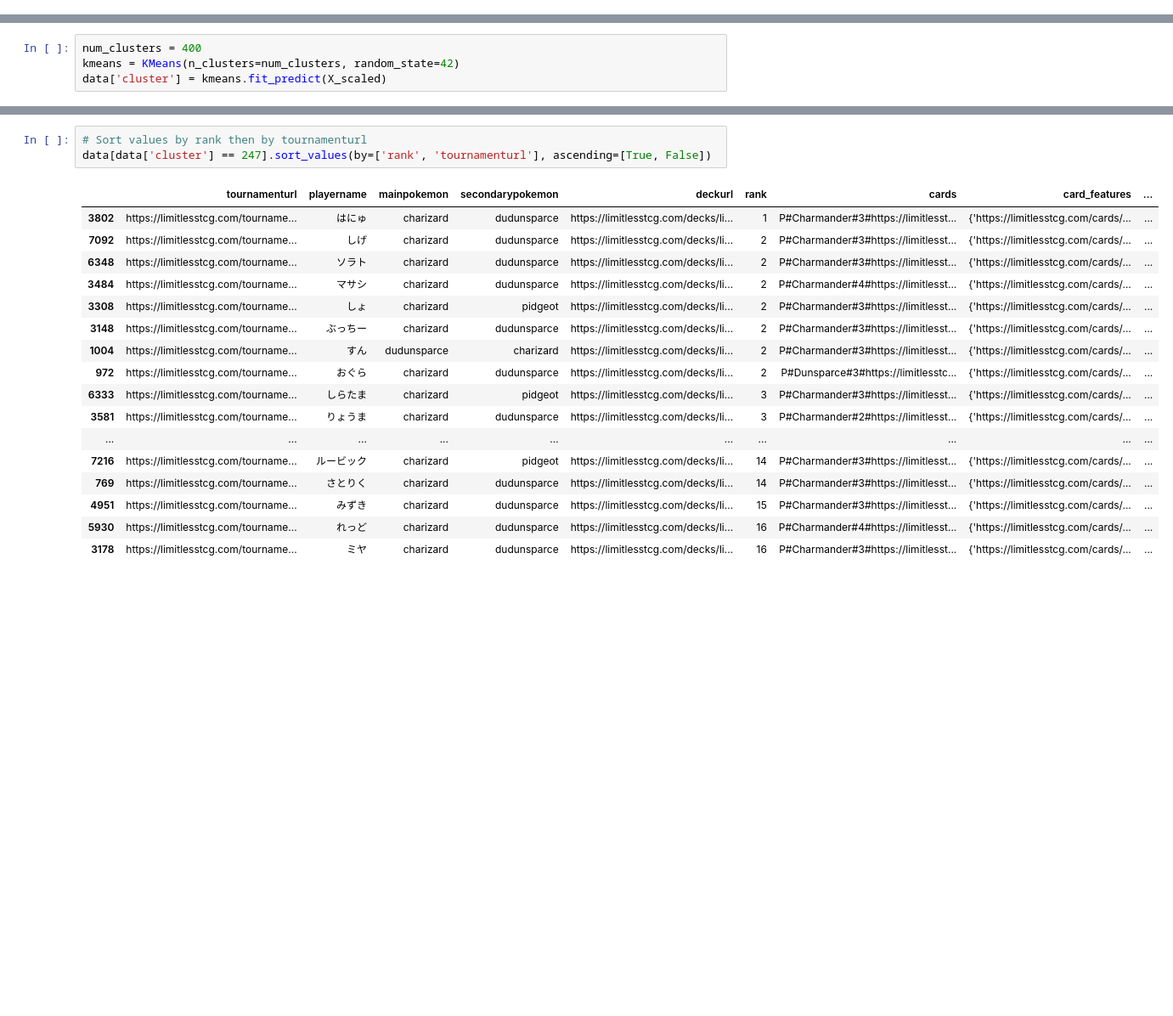
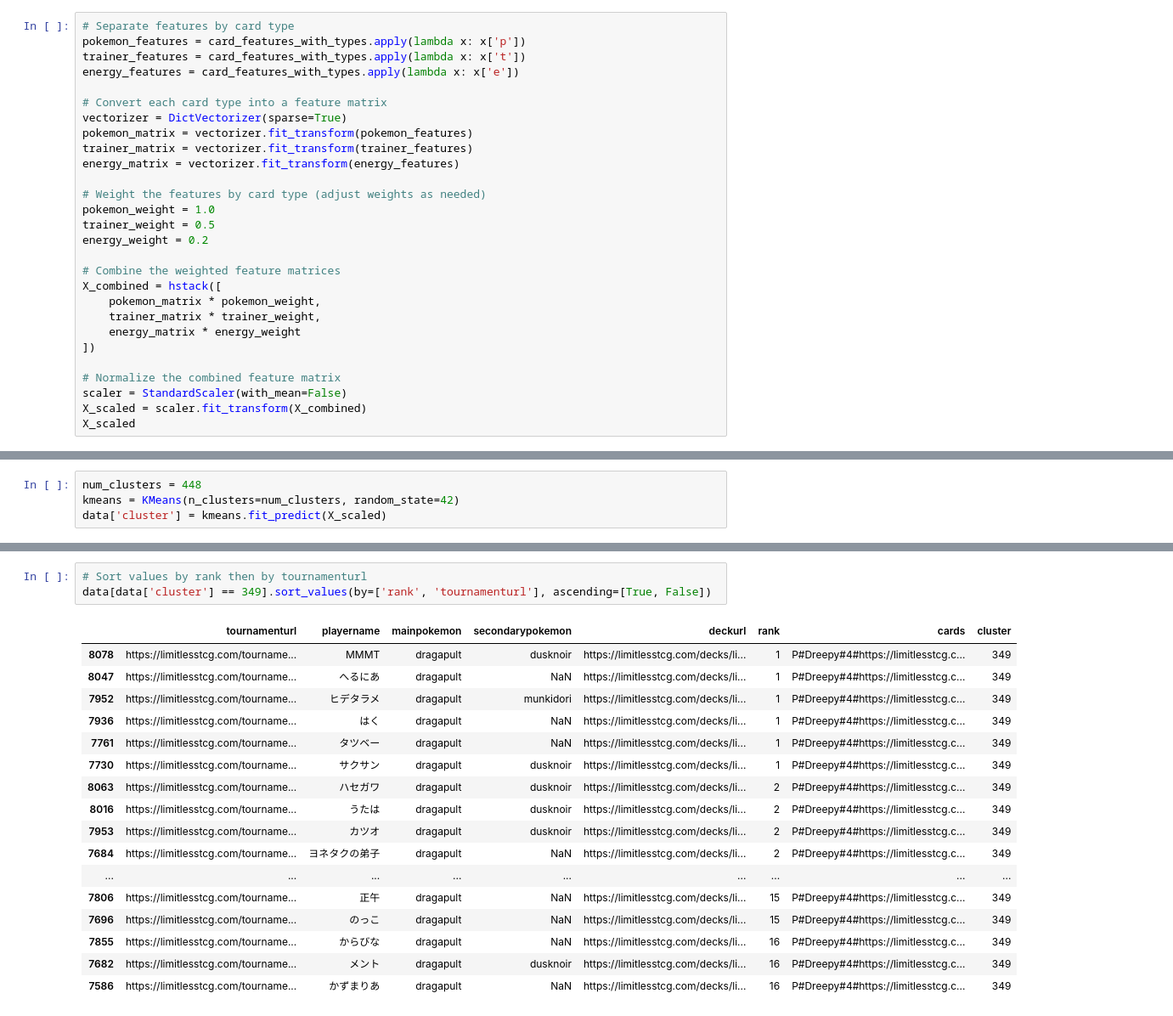
Before and after one commit to williamthio/pokemontcg, a Jupyter notebook: cluster_size_analysis.ipynb, the cells around one changed output, grey strips where cells are left out. Shown at 85% size. Cells and saved outputs as stored; diff of their text form; blank space fills up the shorter version.

```diff
--- a/cluster_size_analysis.ipynb
+++ b/cluster_size_analysis.ipynb
@@ -38,0 +59,28 @@ X_scaled = scaler.fit_transform(X)
+# %%
+# Separate features by card type
+pokemon_features = card_features_with_types.apply(lambda x: x['p'])
+trainer_features = card_features_with_types.apply(lambda x: x['t'])
+energy_features = card_features_with_types.apply(lambda x: x['e'])
+
+# Convert each card type into a feature matrix
+vectorizer = DictVectorizer(sparse=True)
+pokemon_matrix = vectorizer.fit_transform(pokemon_features)
+trainer_matrix = vectorizer.fit_transform(trainer_features)
+energy_matrix = vectorizer.fit_transform(energy_features)
+
+# Weight the features by card type (adjust weights as needed)
+pokemon_weight = 1.0
+trainer_weight = 0.5
+energy_weight = 0.2
+
+# Combine the weighted feature matrices
+X_combined = hstack([
+    pokemon_matrix * pokemon_weight,
+    trainer_matrix * trainer_weight,
+    energy_matrix * energy_weight
+])
+
+# Normalize the combined feature matrix
+scaler = StandardScaler(with_mean=False)
+X_scaled = scaler.fit_transform(X_combined)
+X_scaled
@@ -69,5 +126,5 @@ plt.show()
 # %%
-num_clusters = 400
+num_clusters = 448
 kmeans = KMeans(n_clusters=num_clusters, random_state=42)
 data['cluster'] = kmeans.fit_predict(X_scaled)
 # %%
@@ -122,21 +187,21 @@ cluster_mean_rank[(cluster_mean_rank['cluster_size'] > 20) & ((cluster_mean_rank
 # %%
 # Sort values by rank then by tournamenturl
-data[data['cluster'] == 247].sort_values(by=['rank', 'tournamenturl'], ascending=[True, False])
+data[data['cluster'] == 349].sort_values(by=['rank', 'tournamenturl'], ascending=[True, False])
 # %% [output]
-|  | tournamenturl | playername | mainpokemon | secondarypokemon | deckurl | rank | cards | card_features | ... |
-| 3802 | https://limitlesstcg.com/tourname... | はにゅ | charizard | dudunsparce | https://limitlesstcg.com/decks/li... | 1 | P#Charmander#3#https://limitlesst... | {'https://limitlesstcg.com/cards/... | ... |
-| 7092 | https://limitlesstcg.com/tourname... | しげ | charizard | dudunsparce | https://limitlesstcg.com/decks/li... | 2 | P#Charmander#3#https://limitlesst... | {'https://limitlesstcg.com/cards/... | ... |
-| 6348 | https://limitlesstcg.com/tourname... | ソラト | charizard | dudunsparce | https://limitlesstcg.com/decks/li... | 2 | P#Charmander#3#https://limitlesst... | {'https://limitlesstcg.com/cards/... | ... |
-| 3484 | https://limitlesstcg.com/tourname... | マサシ | charizard | dudunsparce | https://limitlesstcg.com/decks/li... | 2 | P#Charmander#4#https://limitlesst... | {'https://limitlesstcg.com/cards/... | ... |
-| 3308 | https://limitlesstcg.com/tourname... | しょ | charizard | pidgeot | https://limitlesstcg.com/decks/li... | 2 | P#Charmander#3#https://limitlesst... | {'https://limitlesstcg.com/cards/... | ... |
-| 3148 | https://limitlesstcg.com/tourname... | ぶっちー | charizard | dudunsparce | https://limitlesstcg.com/decks/li... | 2 | P#Charmander#3#https://limitlesst... | {'https://limitlesstcg.com/cards/... | ... |
-| 1004 | https://limitlesstcg.com/tourname... | すん | dudunsparce | charizard | https://limitlesstcg.com/decks/li... | 2 | P#Charmander#3#https://limitlesst... | {'https://limitlesstcg.com/cards/... | ... |
-| 972 | https://limitlesstcg.com/tourname... | おぐら | charizard | dudunsparce | https://limitlesstcg.com/decks/li... | 2 | P#Dunsparce#3#https://limitlesstc... | {'https://limitlesstcg.com/cards/... | ... |
-| 6333 | https://limitlesstcg.com/tourname... | しらたま | charizard | pidgeot | https://limitlesstcg.com/decks/li... | 3 | P#Charmander#3#https://limitlesst... | {'https://limitlesstcg.com/cards/... | ... |
-| 3581 | https://limitlesstcg.com/tourname... | りょうま | charizard | dudunsparce | https://limitlesstcg.com/decks/li... | 3 | P#Charmander#2#https://limitlesst... | {'https://limitlesstcg.com/cards/... | ... |
-| ... | ... | ... | ... | ... | ... | ... | ... | ... | ... |
-| 7216 | https://limitlesstcg.com/tourname... | ルービック | charizard | pidgeot | https://limitlesstcg.com/decks/li... | 14 | P#Charmander#3#https://limitlesst... | {'https://limitlesstcg.com/cards/... | ... |
-| 769 | https://limitlesstcg.com/tourname... | さとりく | charizard | dudunsparce | https://limitlesstcg.com/decks/li... | 14 | P#Charmander#3#https://limitlesst... | {'https://limitlesstcg.com/cards/... | ... |
-| 4951 | https://limitlesstcg.com/tourname... | みずき | charizard | dudunsparce | https://limitlesstcg.com/decks/li... | 15 | P#Charmander#3#https://limitlesst... | {'https://limitlesstcg.com/cards/... | ... |
-| 5930 | https://limitlesstcg.com/tourname... | れっど | charizard | dudunsparce | https://limitlesstcg.com/decks/li... | 16 | P#Charmander#4#https://limitlesst... | {'https://limitlesstcg.com/cards/... | ... |
-| 3178 | https://limitlesstcg.com/tourname... | ミヤ | charizard | dudunsparce | https://limitlesstcg.com/decks/li... | 16 | P#Charmander#3#https://limitlesst... | {'https://limitlesstcg.com/cards/... | ... |
+|  | tournamenturl | playername | mainpokemon | secondarypokemon | deckurl | rank | cards | cluster |
+| 8078 | https://limitlesstcg.com/tourname... | MMMT | dragapult | dusknoir | https://limitlesstcg.com/decks/li... | 1 | P#Dreepy#4#https://limitlesstcg.c... | 349 |
+| 8047 | https://limitlesstcg.com/tourname... | へるにあ | dragapult | NaN | https://limitlesstcg.com/decks/li... | 1 | P#Dreepy#4#https://limitlesstcg.c... | 349 |
+| 7952 | https://limitlesstcg.com/tourname... | ヒデタラメ | dragapult | munkidori | https://limitlesstcg.com/decks/li... | 1 | P#Dreepy#4#https://limitlesstcg.c... | 349 |
+| 7936 | https://limitlesstcg.com/tourname... | はく | dragapult | NaN | https://limitlesstcg.com/decks/li... | 1 | P#Dreepy#4#https://limitlesstcg.c... | 349 |
+| 7761 | https://limitlesstcg.com/tourname... | タツベー | dragapult | NaN | https://limitlesstcg.com/decks/li... | 1 | P#Dreepy#4#https://limitlesstcg.c... | 349 |
+| 7730 | https://limitlesstcg.com/tourname... | サクサン | dragapult | dusknoir | https://limitlesstcg.com/decks/li... | 1 | P#Dreepy#4#https://limitlesstcg.c... | 349 |
+| 8063 | https://limitlesstcg.com/tourname... | ハセガワ | dragapult | dusknoir | https://limitlesstcg.com/decks/li... | 2 | P#Dreepy#4#https://limitlesstcg.c... | 349 |
+| 8016 | https://limitlesstcg.com/tourname... | うたは | dragapult | dusknoir | https://limitlesstcg.com/decks/li... | 2 | P#Dreepy#4#https://limitlesstcg.c... | 349 |
+| 7953 | https://limitlesstcg.com/tourname... | カツオ | dragapult | dusknoir | https://limitlesstcg.com/decks/li... | 2 | P#Dreepy#4#https://limitlesstcg.c... | 349 |
+| 7684 | https://limitlesstcg.com/tourname... | ヨネタクの弟子 | dragapult | NaN | https://limitlesstcg.com/decks/li... | 2 | P#Dreepy#4#https://limitlesstcg.c... | 349 |
+| ... | ... | ... | ... | ... | ... | ... | ... | ... |
+| 7806 | https://limitlesstcg.com/tourname... | 正午 | dragapult | NaN | https://limitlesstcg.com/decks/li... | 15 | P#Dreepy#4#https://limitlesstcg.c... | 349 |
+| 7696 | https://limitlesstcg.com/tourname... | のっこ | dragapult | NaN | https://limitlesstcg.com/decks/li... | 15 | P#Dreepy#4#https://limitlesstcg.c... | 349 |
+| 7855 | https://limitlesstcg.com/tourname... | からびな | dragapult | NaN | https://limitlesstcg.com/decks/li... | 16 | P#Dreepy#4#https://limitlesstcg.c... | 349 |
+| 7682 | https://limitlesstcg.com/tourname... | メント | dragapult | dusknoir | https://limitlesstcg.com/decks/li... | 16 | P#Dreepy#4#https://limitlesstcg.c... | 349 |
+| 7586 | https://limitlesstcg.com/tourname... | かずまりあ | dragapult | NaN | https://limitlesstcg.com/decks/li... | 16 | P#Dreepy#4#https://limitlesstcg.c... | 349 |
```
Also changed, not shown: parts of 7 cells of this notebook, 1 other file.
